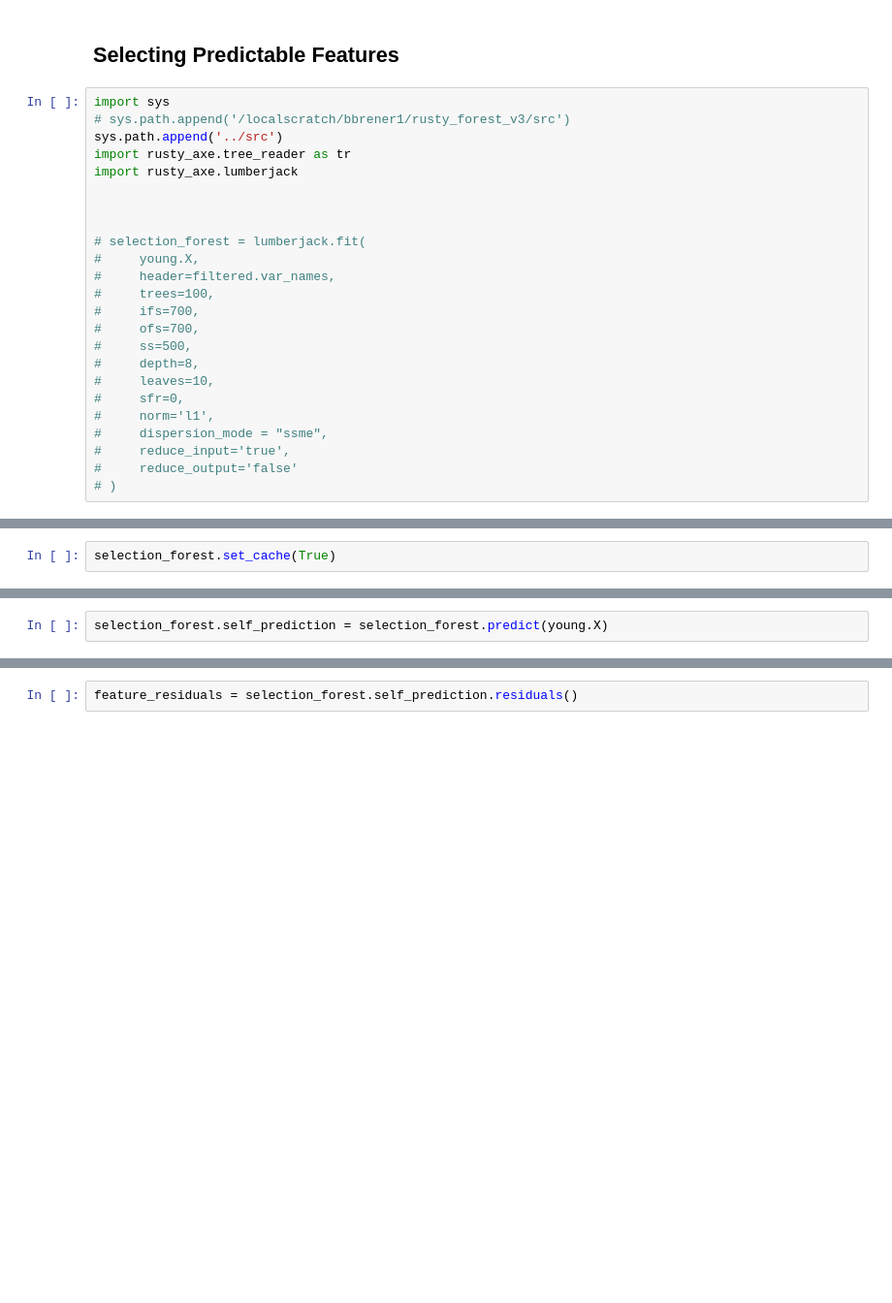
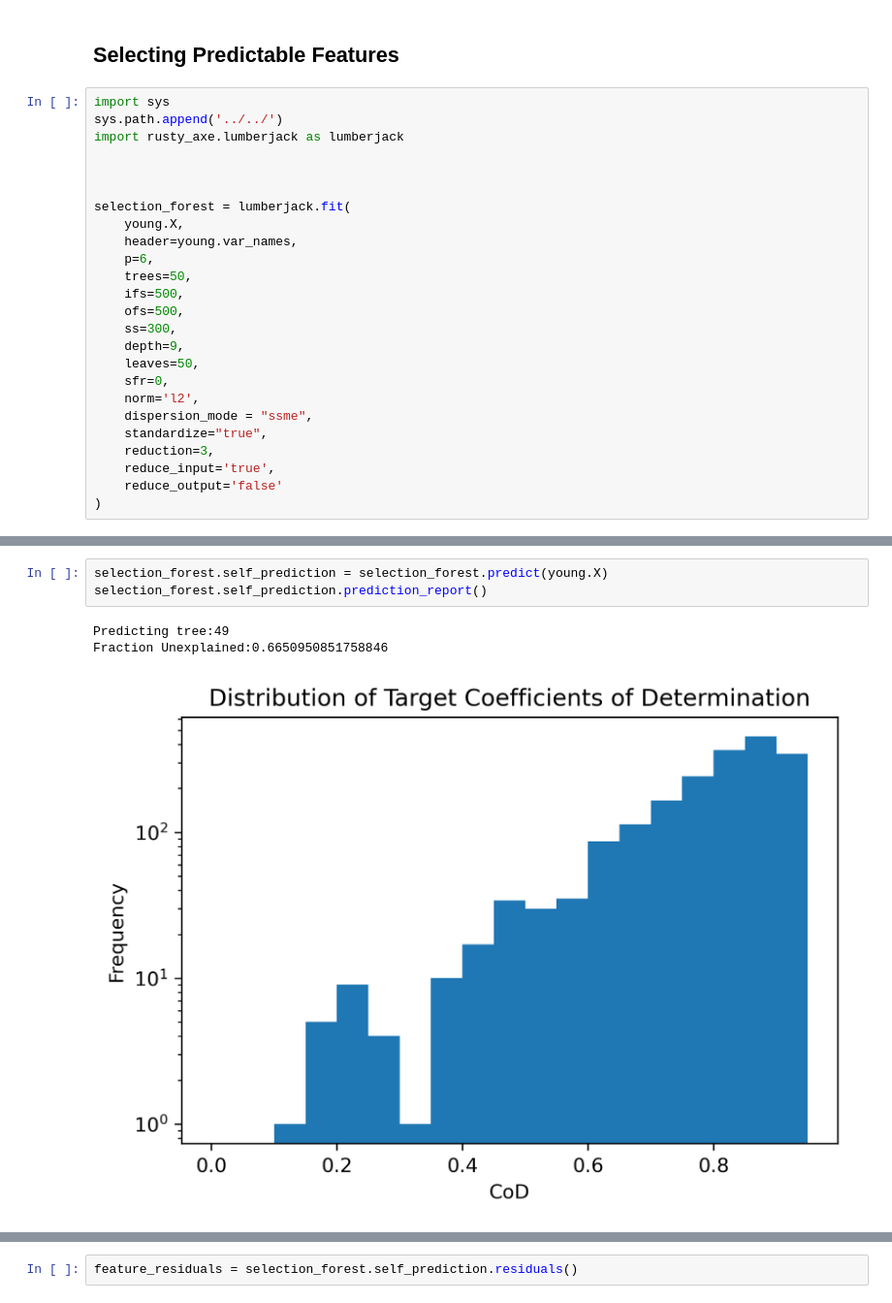
Before and after one commit to bbrener1/rusty_axe, a Jupyter notebook: rusty_axe/figures/Cross-Validation.ipynb, the cells around one changed output, grey strips where cells are left out. Shown: that part at 97% size. Saved outputs shown, nothing was run; the diff lists cells and outputs as text; blank space fills up the shorter version.

Commit message:
figures

```diff
--- a/rusty_axe/figures/Cross-Validation.ipynb
+++ b/rusty_axe/figures/Cross-Validation.ipynb
@@ -51,25 +51,26 @@ partitions.shape
 ## Selecting Predictable Features
 # %%
 import sys
-# sys.path.append('/localscratch/bbrener1/rusty_forest_v3/src')
-sys.path.append('../src')
-import rusty_axe.tree_reader as tr
-import rusty_axe.lumberjack
+sys.path.append('../../')
+import rusty_axe.lumberjack as lumberjack
 
 
 
-# selection_forest = lumberjack.fit(
-#     young.X,
-#     header=filtered.var_names,
-#     trees=100,
-#     ifs=700,
-#     ofs=700,
-#     ss=500,
-#     depth=8,
-#     leaves=10,
-#     sfr=0,
-#     norm='l1',
-#     dispersion_mode = "ssme",
-#     reduce_input='true',
-#     reduce_output='false'
-# )
+selection_forest = lumberjack.fit(
+    young.X,
+    header=young.var_names,
+    p=6,
+    trees=50,
+    ifs=500,
+    ofs=500,
+    ss=300,
+    depth=9,
+    leaves=50,
+    sfr=0,
+    norm='l2',
+    dispersion_mode = "ssme",
+    standardize="true",
+    reduction=3,
+    reduce_input='true',
+    reduce_output='false'
+)
@@ -76,2 +94,0 @@ import rusty_axe.lumberjack
-# %%
-selection_forest.set_cache(True)
@@ -78,2 +101,7 @@ selection_forest.set_cache(True)
 # %%
 selection_forest.self_prediction = selection_forest.predict(young.X)
+selection_forest.self_prediction.prediction_report()
+# %% [output]
+Predicting tree:49
+Fraction Unexplained:0.6650950851758846
+[figure, added]
```
Also changed, not shown: parts of 15 cells of this notebook, 1 other file.
